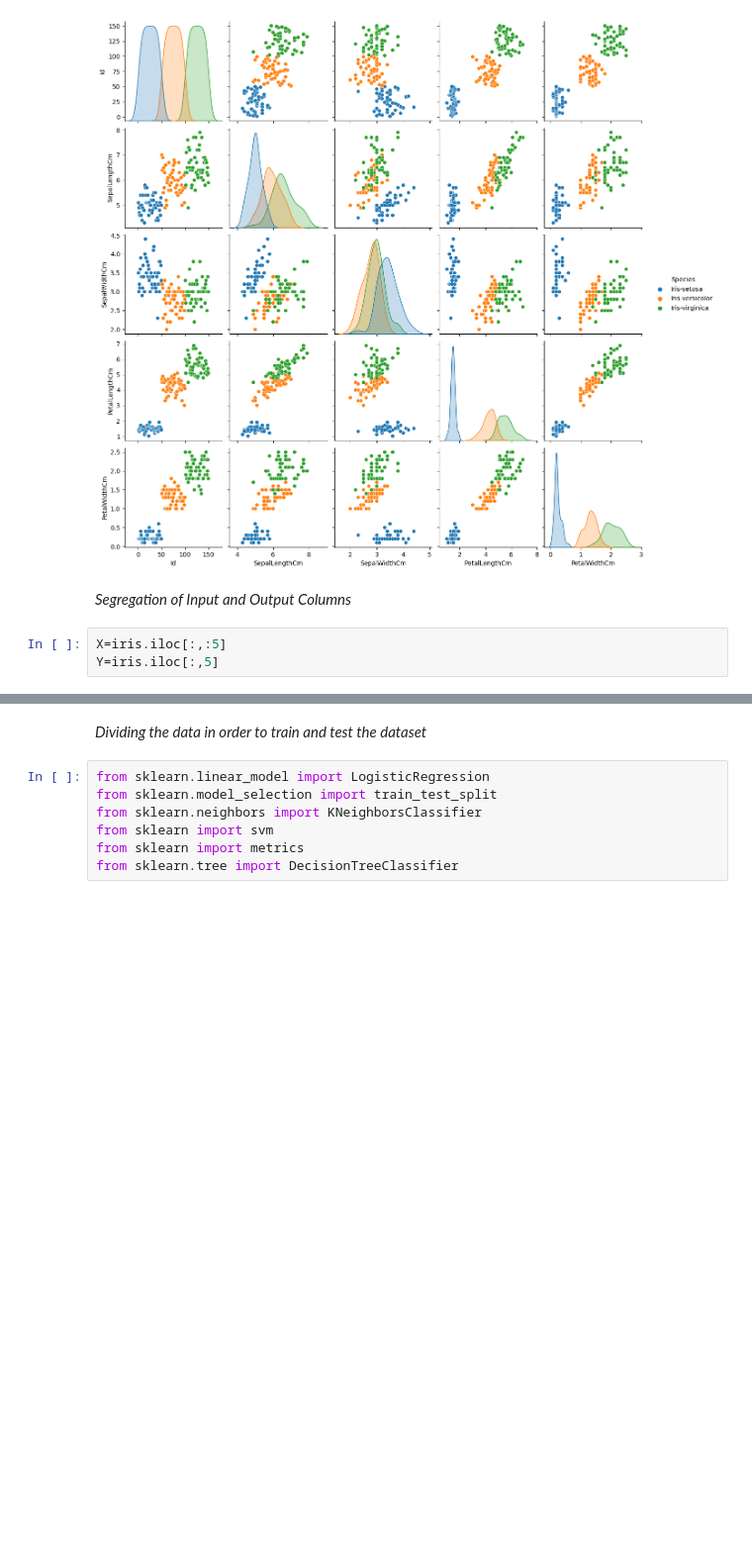
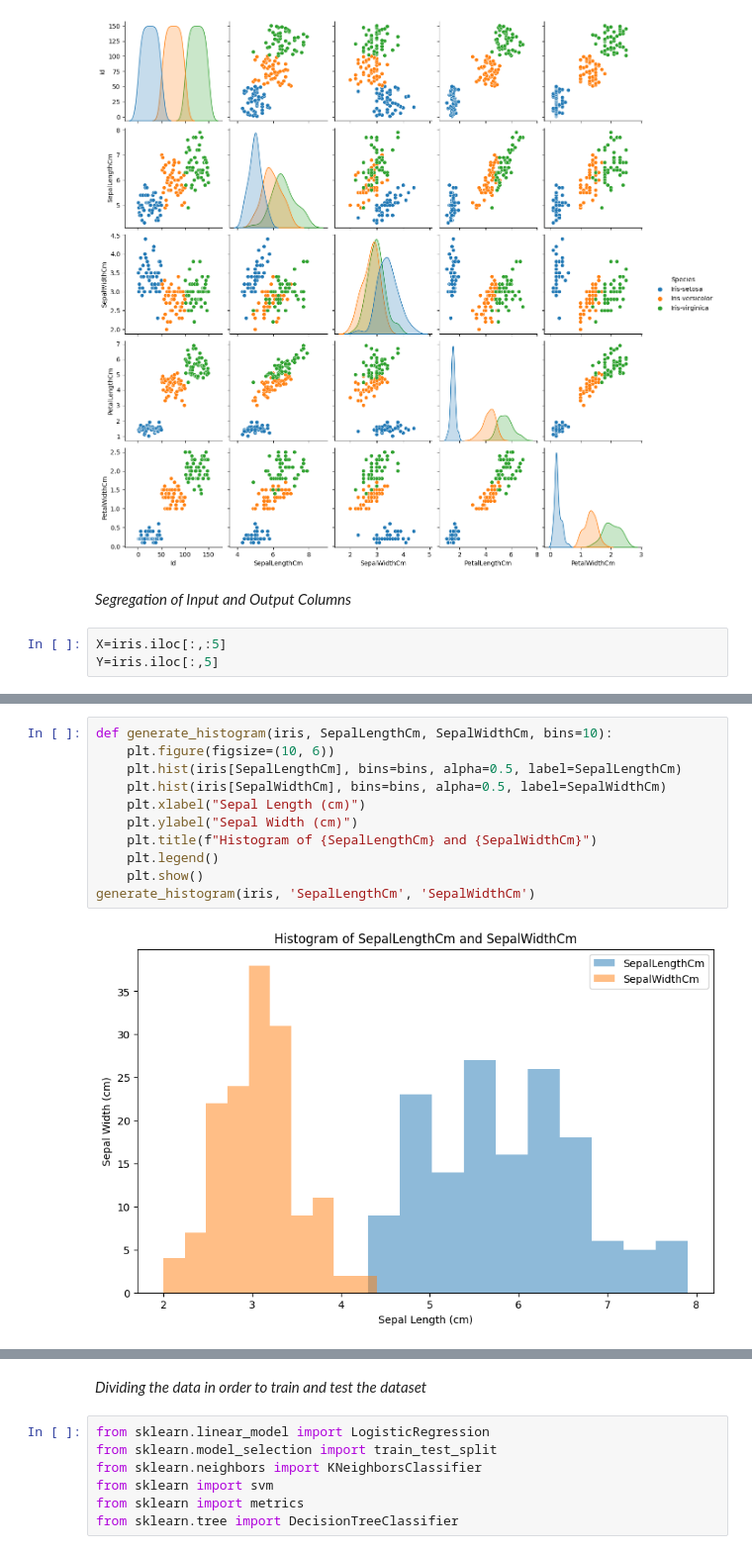
Before and after one commit to PreethamNoelP/IRIS-FLOWER-CLASSIFICATION, a Jupyter notebook: IRIS_FLOWER_CLASSIFICATION.ipynb, the cells around one changed output, grey strips where cells are left out. Shown: that part at 99% size. Drawn from its saved outputs; the diff is of its cells as text; blank space fills up the shorter version.

```diff
--- a/IRIS_FLOWER_CLASSIFICATION.ipynb
+++ b/IRIS_FLOWER_CLASSIFICATION.ipynb
@@ -42,0 +135,13 @@ Y=iris.iloc[:,5]
+# %%
+def generate_histogram(iris, SepalLengthCm, SepalWidthCm, bins=10):
+    plt.figure(figsize=(10, 6))
+    plt.hist(iris[SepalLengthCm], bins=bins, alpha=0.5, label=SepalLengthCm)
+    plt.hist(iris[SepalWidthCm], bins=bins, alpha=0.5, label=SepalWidthCm)
+    plt.xlabel("Sepal Length (cm)")
+    plt.ylabel("Sepal Width (cm)")
+    plt.title(f"Histogram of {SepalLengthCm} and {SepalWidthCm}")
+    plt.legend()
+    plt.show()
+generate_histogram(iris, 'SepalLengthCm', 'SepalWidthCm')
+# %% [output]
+[figure, added]
```
Also changed, not shown: parts of 18 cells of this notebook.
